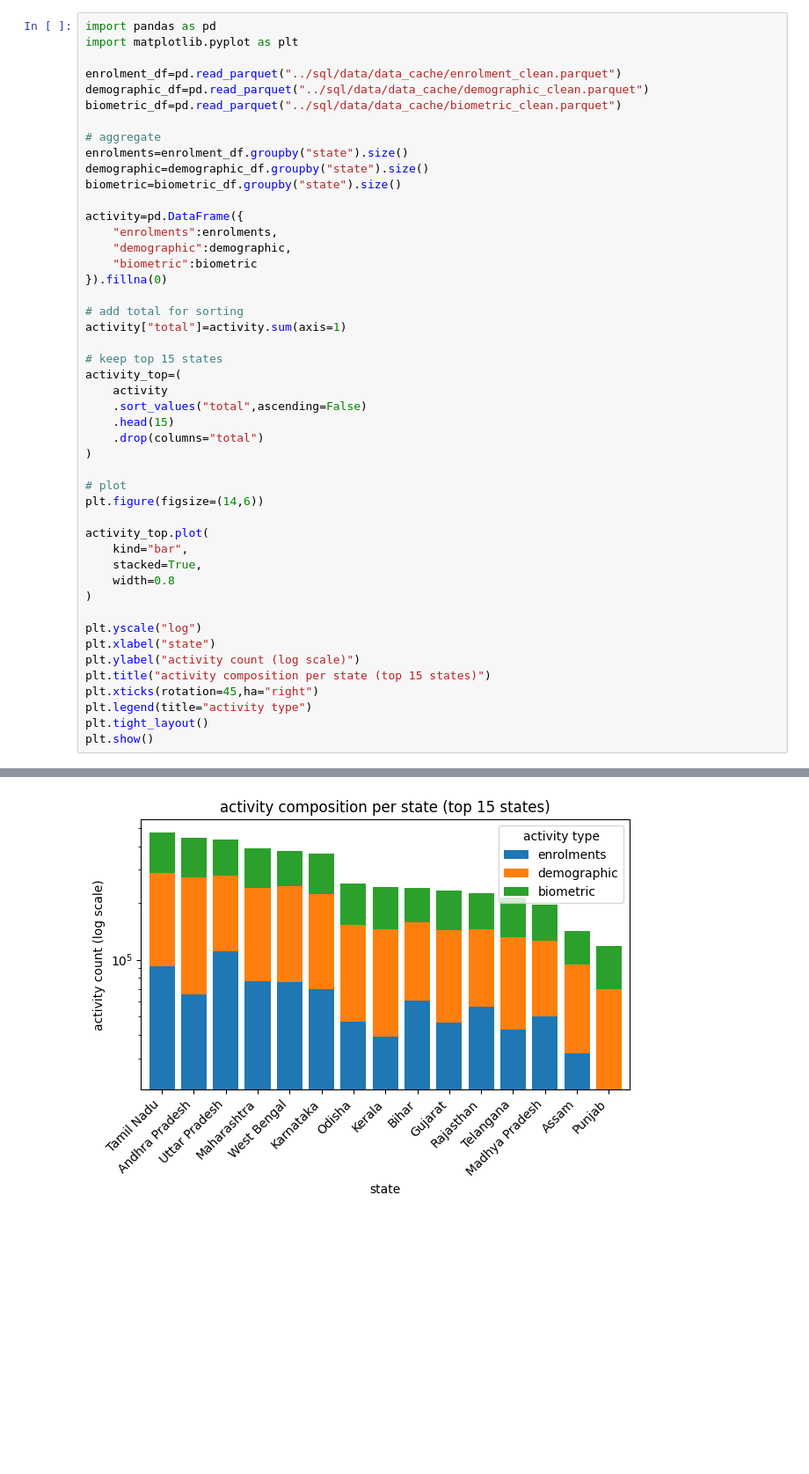
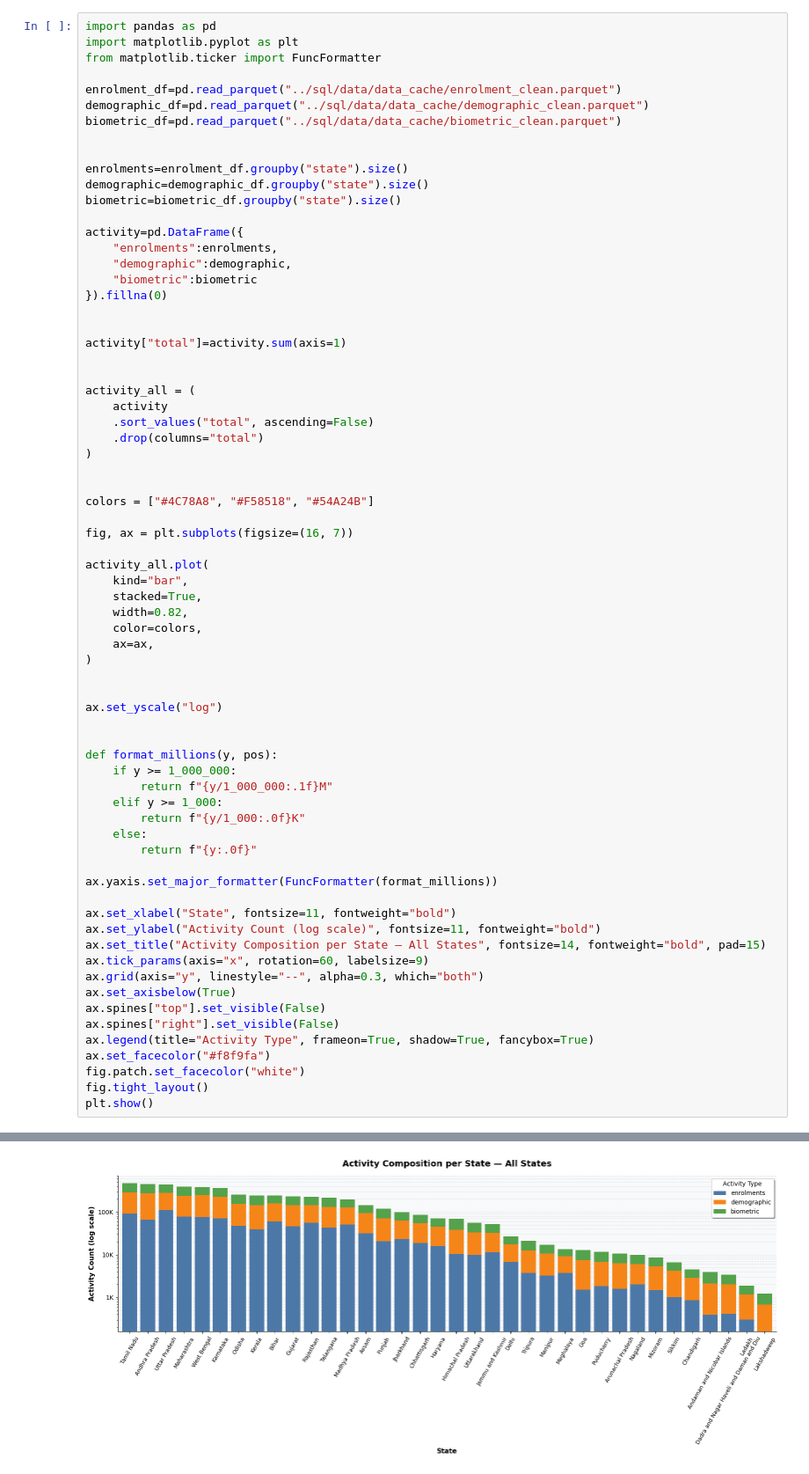
Before and after one commit to RishikaBothra/vestige, a Jupyter notebook: notebooks/Activity Composition per State (Stacked Bar).ipynb, the cells around one changed output, grey strips where cells are left out. Shown at 88% size. Saved outputs shown, nothing was run; the diff lists cells and outputs as text; blank space fills up the shorter version.

```diff
--- a/notebooks/Activity Composition per State (Stacked Bar).ipynb
+++ b/notebooks/Activity Composition per State (Stacked Bar).ipynb
@@ -1,12 +1,13 @@
 # %%
 import pandas as pd
 import matplotlib.pyplot as plt
+from matplotlib.ticker import FuncFormatter
 
 enrolment_df=pd.read_parquet("../sql/data/data_cache/enrolment_clean.parquet")
 demographic_df=pd.read_parquet("../sql/data/data_cache/demographic_clean.parquet")
 biometric_df=pd.read_parquet("../sql/data/data_cache/biometric_clean.parquet")
 
-# aggregate
+
 enrolments=enrolment_df.groupby("state").size()
 demographic=demographic_df.groupby("state").size()
 biometric=biometric_df.groupby("state").size()
@@ -17,32 +18,54 @@ activity=pd.DataFrame({
     "biometric":biometric
 }).fillna(0)
 
-# add total for sorting
+
 activity["total"]=activity.sum(axis=1)
 
-# keep top 15 states
-activity_top=(
+
+activity_all = (
     activity
-    .sort_values("total",ascending=False)
-    .head(15)
+    .sort_values("total", ascending=False)
     .drop(columns="total")
 )
 
-# plot
-plt.figure(figsize=(14,6))
 
-activity_top.plot(
+colors = ["#4C78A8", "#F58518", "#54A24B"]
+
+fig, ax = plt.subplots(figsize=(16, 7))
+
+activity_all.plot(
     kind="bar",
     stacked=True,
-    width=0.8
+    width=0.82,
+    color=colors,
+    ax=ax,
 )
 
-plt.yscale("log")
-plt.xlabel("state")
-plt.ylabel("activity count (log scale)")
-plt.title("activity composition per state (top 15 states)")
-plt.xticks(rotation=45,ha="right")
-plt.legend(title="activity type")
-plt.tight_layout()
+
+ax.set_yscale("log")
+
+
+def format_millions(y, pos):
+    if y >= 1_000_000:
+        return f"{y/1_000_000:.1f}M"
+    elif y >= 1_000:
+        return f"{y/1_000:.0f}K"
+    else:
+        return f"{y:.0f}"
+
+ax.yaxis.set_major_formatter(FuncFormatter(format_millions))
+
+ax.set_xlabel("State", fontsize=11, fontweight="bold")
+ax.set_ylabel("Activity Count (log scale)", fontsize=11, fontweight="bold")
+ax.set_title("Activity Composition per State — All States", fontsize=14, fontweight="bold", pad=15)
+ax.tick_params(axis="x", rotation=60, labelsize=9)
+ax.grid(axis="y", linestyle="--", alpha=0.3, which="both")
+ax.set_axisbelow(True)
+ax.spines["top"].set_visible(False)
+ax.spines["right"].set_visible(False)
+ax.legend(title="Activity Type", frameon=True, shadow=True, fancybox=True)
+ax.set_facecolor("#f8f9fa")
+fig.patch.set_facecolor("white")
+fig.tight_layout()
 plt.show()
 # %% [output]
@@ -50 +72 @@ plt.show()
-[figure, old version]
+[figure, new version]
```
Also changed, not shown: parts of 1 cell of this notebook, 24 other files.
